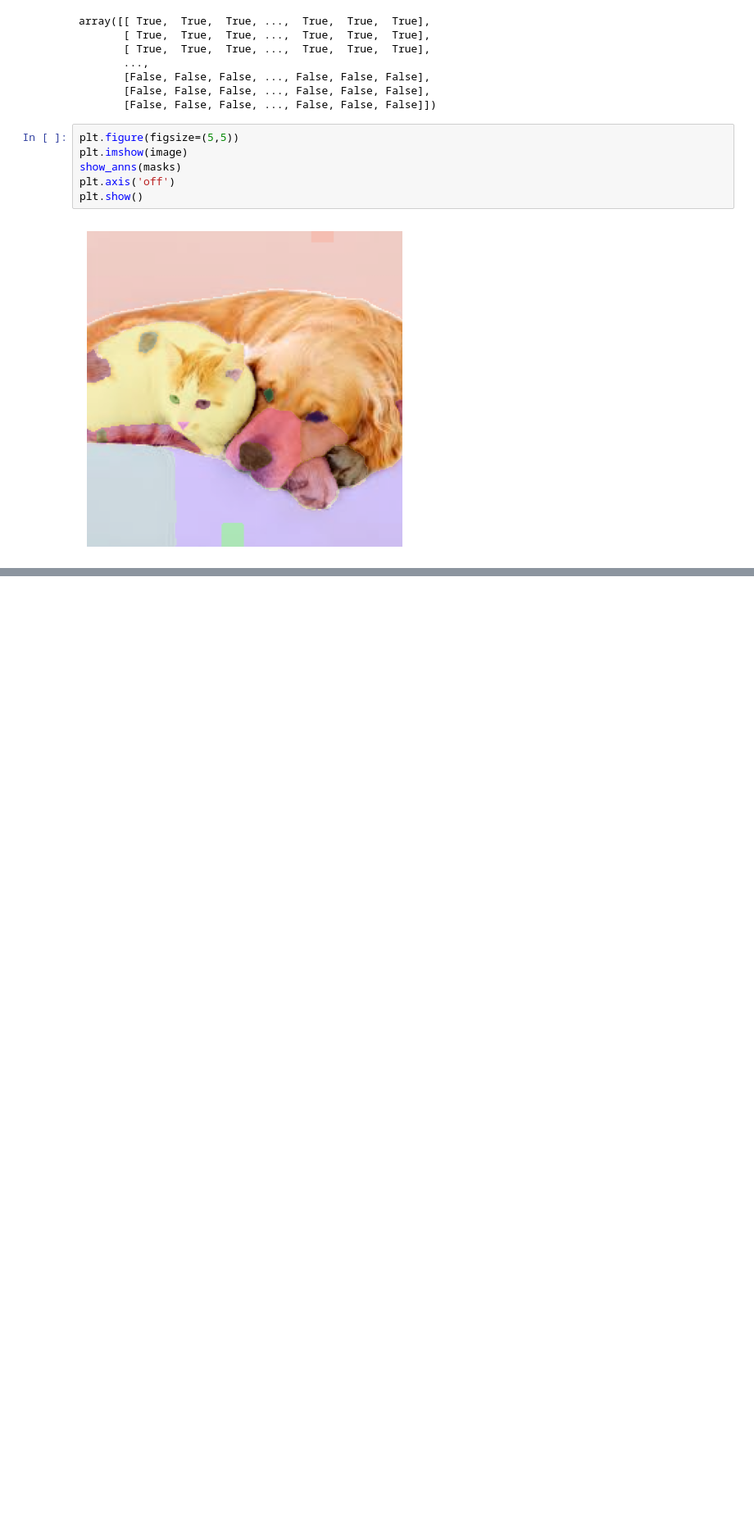
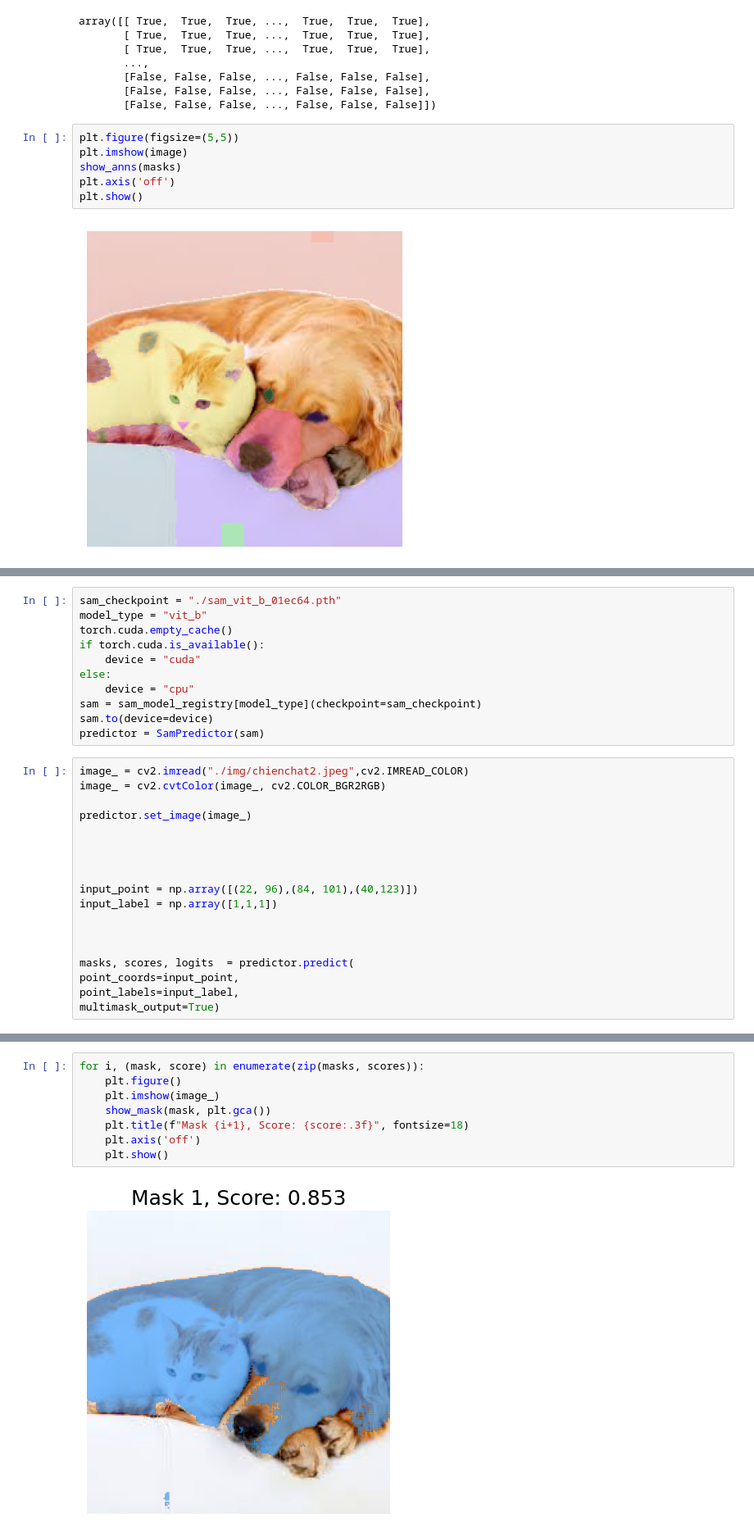
Before and after one commit to StevenDelval/Segmentation, a Jupyter notebook: test.ipynb, the cells around one changed output, grey strips where cells are left out. Shown at 82% size. Cells and saved outputs as stored; diff of their text form; blank space fills up the shorter version.

```diff
--- a/test.ipynb
+++ b/test.ipynb
@@ -64,0 +74,29 @@ plt.show()
+# %%
+sam_checkpoint = "./sam_vit_b_01ec64.pth"
+model_type = "vit_b"
+torch.cuda.empty_cache()
+if torch.cuda.is_available():
+    device = "cuda"
+else:
+    device = "cpu"
+sam = sam_model_registry[model_type](checkpoint=sam_checkpoint)
+sam.to(device=device)
+predictor = SamPredictor(sam)
+# %%
+image_ = cv2.imread("./img/chienchat2.jpeg",cv2.IMREAD_COLOR)
+image_ = cv2.cvtColor(image_, cv2.COLOR_BGR2RGB)
+
+predictor.set_image(image_)
+
+
+
+
+input_point = np.array([(22, 96),(84, 101),(40,123)])
+input_label = np.array([1,1,1])
+
+
+
+masks, scores, logits  = predictor.predict(
+point_coords=input_point,
+point_labels=input_label,
+multimask_output=True)
@@ -64,0 +123,10 @@ plt.show()
+# %%
+for i, (mask, score) in enumerate(zip(masks, scores)):
+    plt.figure()
+    plt.imshow(image_)
+    show_mask(mask, plt.gca())
+    plt.title(f"Mask {i+1}, Score: {score:.3f}", fontsize=18)
+    plt.axis('off')
+    plt.show()
+# %% [output]
+[figure, added]
```
Also changed, not shown: parts of 5 cells of this notebook, 2 other files.
